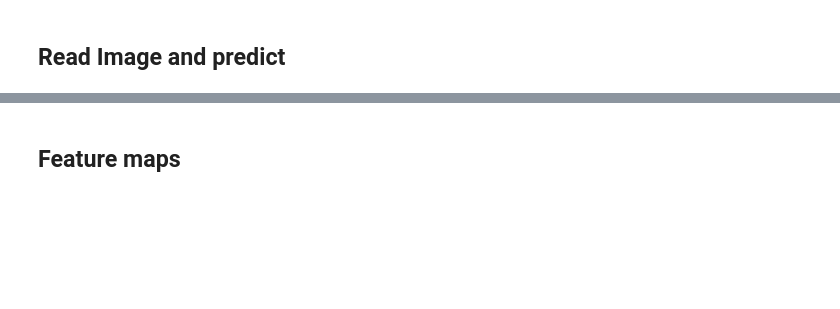
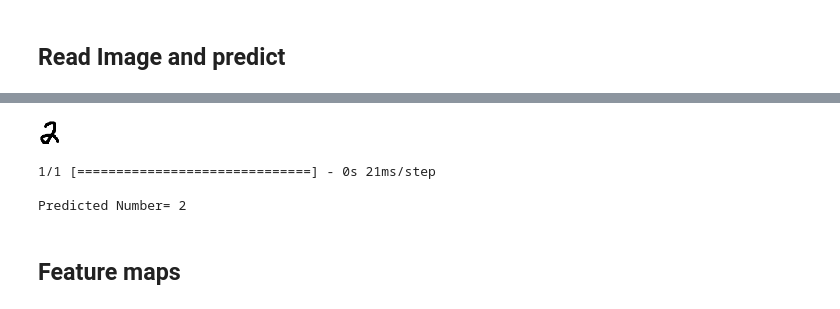
Before and after one commit to vorasit/deep_learning, a Jupyter notebook: lesson_code/ch15 CNN digit recog use Model.ipynb, the cells around one changed output, grey strips where cells are left out. Drawn from its saved outputs; the diff is of its cells as text; code cells hidden in the pictures; blank space fills up the shorter version.

Commit message:
digital hand written

```diff
--- a/lesson_code/ch15 CNN digit recog use Model.ipynb
+++ b/lesson_code/ch15 CNN digit recog use Model.ipynb
@@ -65,29 +99,34 @@ plt.show()
 # %%
 # Clean Code
 
 from tensorflow.keras.preprocessing.image import load_img, img_to_array
 from tensorflow.image import rgb_to_grayscale
 import numpy as np
 import matplotlib.pyplot as plt
 from PIL import Image, ImageOps
 
 filename = 'data/digit2-1.png'          # Digit image to predict
-filename = 'data/digit4-1.png'
+#filename = 'data/digit4-1.png'
 
 img = load_img(filename, target_size=(28, 28))
 display(img)
 img = ImageOps.invert(img)      # invert
 img = img_to_array(img)
 img = rgb_to_grayscale(img)
 
 img /= 255.0            # Normalize
 img = np.expand_dims(img, axis=0)
 
 y_pred = model.predict(img)
 
 predicted = np.argmax(y_pred, -1)
 # predicted = np.argmax(y_pred, axis=1)
 print('\nPredicted Number=', predicted[0])
+# %% [output]
+[figure, added]
+1/1 [==============================] - 0s 21ms/step
+
+Predicted Number= 2
 # %% [markdown]
 ## Feature maps
 # %%
```
Also changed, not shown: parts of 6 cells of this notebook, 4 other files.
